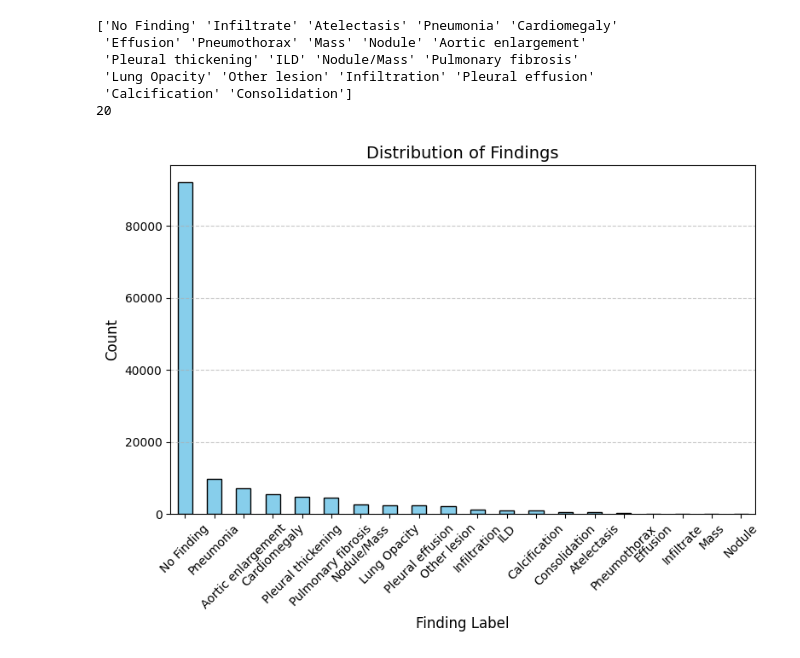
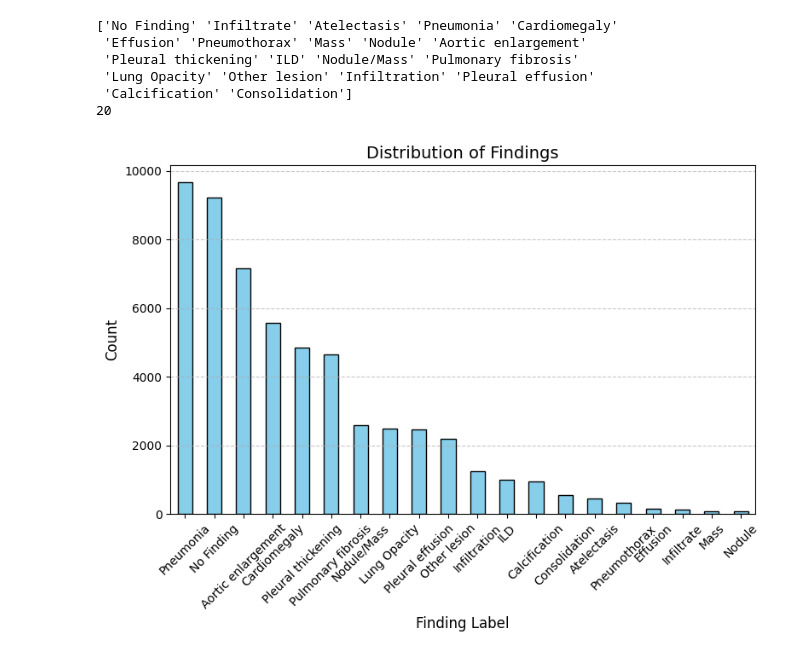
Before and after one commit to SkinHeadDressSom/Ultimate-X-ray-AI, a Jupyter notebook: CXR_data_preparation.ipynb, the cells around one changed output. Drawn from its saved outputs; the diff is of its cells as text; code cells hidden in the pictures.

Commit message:
Balancing class No Finding to 10%

```diff
--- a/CXR_data_preparation.ipynb
+++ b/CXR_data_preparation.ipynb
@@ -203,3 +203,9 @@ merged_df
 | 67912 | /content/drive/MyDrive/UltimateXr... | Cardiomegaly | 771.0 | 979.0 | 1680.0 | 1311.0 |
 | 67913 | /content/drive/MyDrive/UltimateXr... | No Finding | NaN | NaN | NaN | NaN |
 138814 rows × 6 columns
+# %%
+def is_dicom(file):
+    return file.lower().endswith(('.dcm', '.dicom'))
+
+merged_df['file_type'] = merged_df['image_id'].apply(lambda x: 'dicom' if is_dicom(x) else 'png')
+merged_df
@@ -205,0 +234,8 @@ merged_df
+# %%
+no_finding = merged_df[merged_df['class_name'] == 'No Finding']
+other_classes = merged_df[merged_df['class_name'] != 'No Finding']
+# %%
+no_finding_reduced = no_finding.sample(frac=0.1, random_state=42)
+balanced_data = pd.concat([no_finding_reduced, other_classes])
+
+balanced_data
@@ -216,17 +266,17 @@ print(len(merged_df['class_name'].unique()))
  'Calcification' 'Consolidation']
 20
 # %%
-finding_counts = merged_df['class_name'].value_counts()
+finding_counts = balanced_data['class_name'].value_counts()
 
 plt.figure(figsize=(8, 6))
 finding_counts.plot(kind="bar", color="skyblue", edgecolor="black")
 plt.title("Distribution of Findings", fontsize=14)
 plt.xlabel("Finding Label", fontsize=12)
 plt.ylabel("Count", fontsize=12)
 plt.xticks(rotation=45, fontsize=10)
 plt.grid(axis="y", linestyle="--", alpha=0.7)
 plt.tight_layout()
 
 plt.show()
 # %% [output]
-[figure, old version]
+[figure, new version]
```
Also changed, not shown: parts of 7 cells of this notebook.
